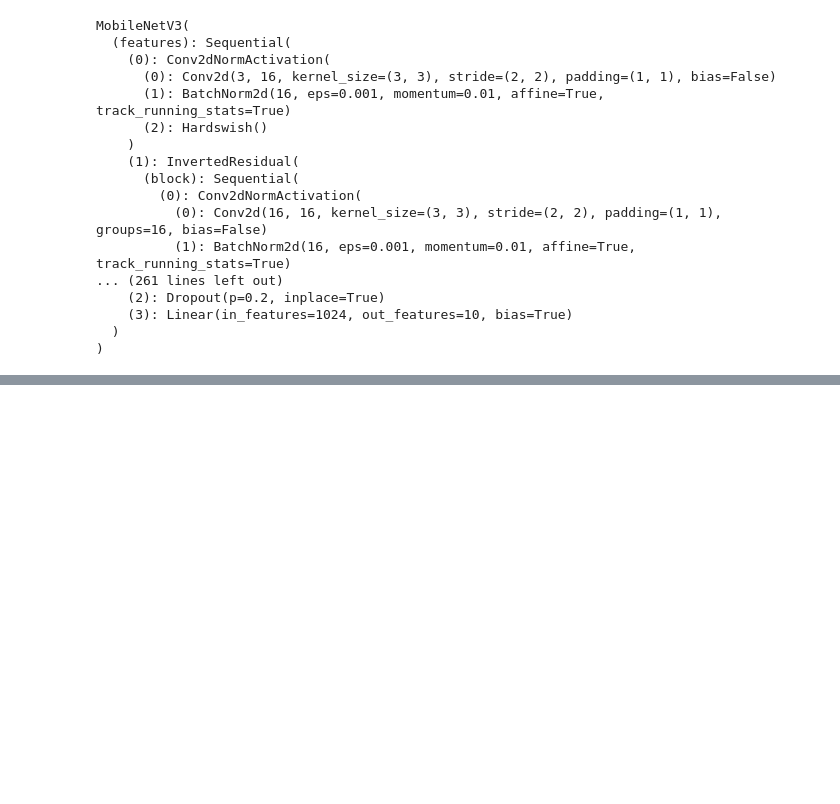
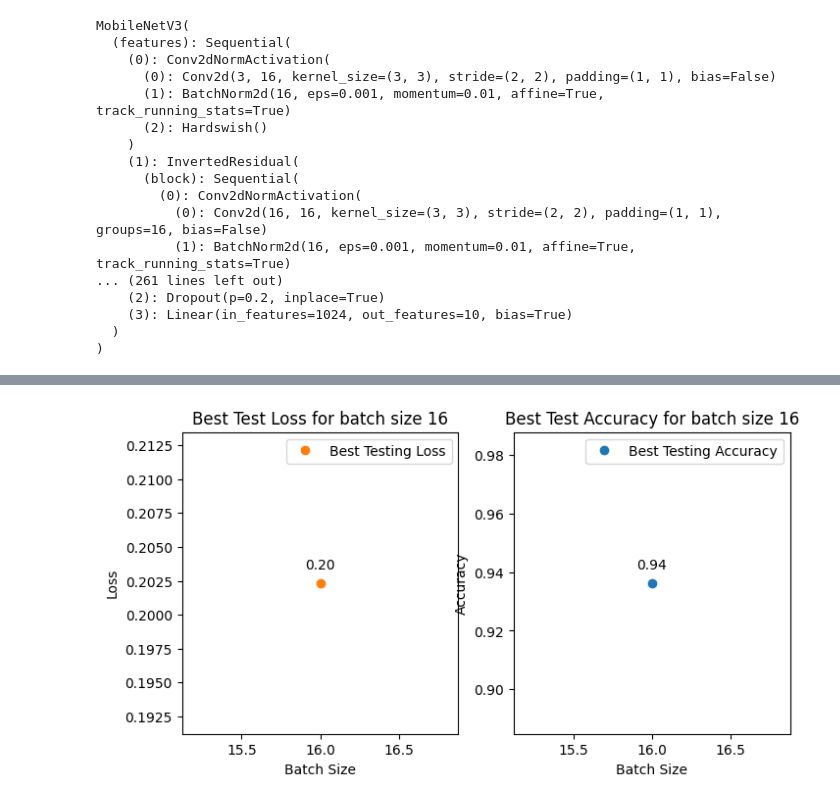
Before and after one commit to AlphaeusNg/Optimizing-FashionMNIST-Apparel-Recognition-Customised-Neural-Network-Architecture-Design, a Jupyter notebook: mobilenet.ipynb, the cells around one changed output, grey strips where cells are left out. Cells and saved outputs as stored; diff of their text form; code cells hidden in the pictures; blank space fills up the shorter version.

```diff
--- a/mobilenet.ipynb
+++ b/mobilenet.ipynb
@@ -277,0 +481,41 @@ plt.show()
+# %%
+import matplotlib.pyplot as plt
+
+# Specify the batch size you want to display
+batch_size_to_display = 16
+
+# Get the data for the specified batch size
+te_loss = batch_te_loss[batch_size_to_display]["loss"]
+te_acc = batch_te_loss[batch_size_to_display]["acc"]
+
+# Initialize variables to track the best test loss and accuracy
+best_test_loss = min(te_loss)
+best_test_accuracy = max(te_acc)
+
+# Create two separate plots
+fig, axes = plt.subplots(1, 2, figsize=(8, 4))
+
+orange = 'tab:orange'  # Shades of orange
+blue = 'tab:blue'      # An opposing color to orange
+
+# Plot best testing loss (shades of orange) and annotate the point with the actual loss value
+axes[0].plot(batch_size_to_display, best_test_loss, 'o', label=f'Best Testing Loss', color=orange)
+axes[0].annotate(f'{best_test_loss:.2f}', (batch_size_to_display, best_test_loss), textcoords="offset points", xytext=(0,10), ha='center')
+
+# Plot best testing accuracy (shades of an opposing color) and annotate the point with the actual accuracy value
+axes[1].plot(batch_size_to_display, best_test_accuracy, 'o', label=f'Best Testing Accuracy', color=blue)
+axes[1].annotate(f'{best_test_accuracy:.2f}', (batch_size_to_display, best_test_accuracy), textcoords="offset points", xytext=(0,10), ha='center')
+
+axes[0].set_xlabel('Batch Size')
+axes[0].set_ylabel('Loss')
+axes[0].set_title('Best Test Loss for batch size 16')
+axes[0].legend()
+
+axes[1].set_xlabel('Batch Size')
+axes[1].set_ylabel('Accuracy')
+axes[1].set_title('Best Test Accuracy for batch size 16')
+axes[1].legend()
+
+plt.show()
+# %% [output]
+[figure, added]
```
Also changed, not shown: parts of 13 cells of this notebook, 1 other file.
